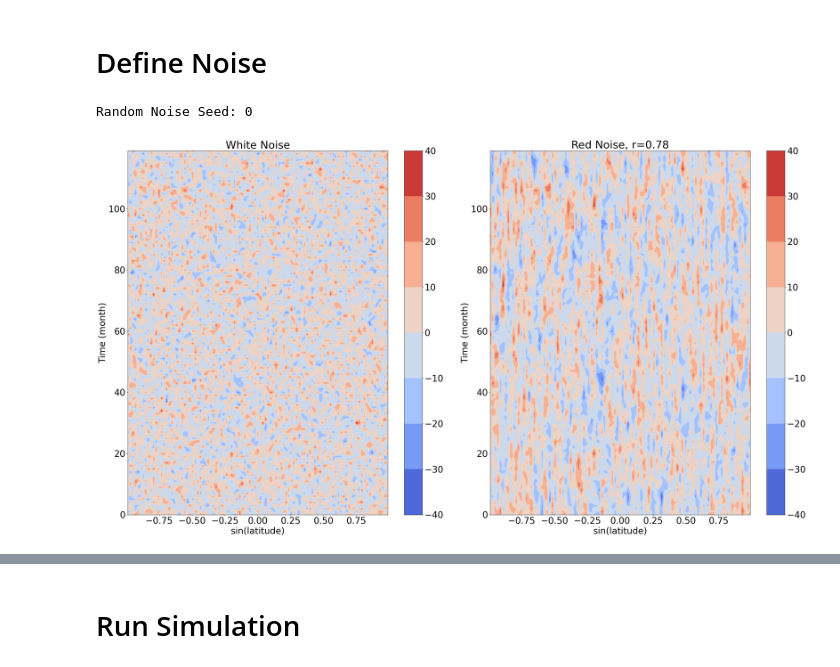
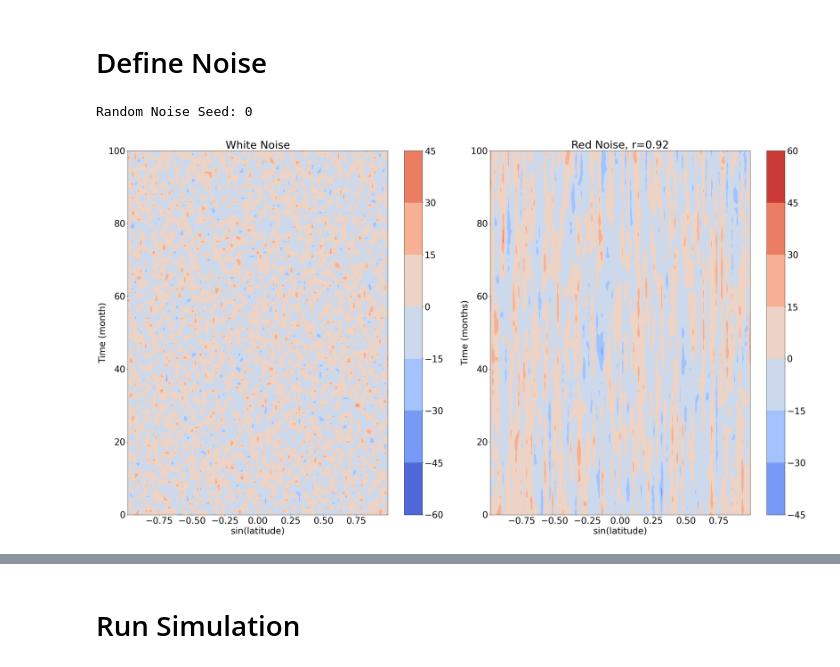
Before and after one commit to zacespinosa/MEBM_Noisy, a Jupyter notebook: Noise_MEBMclimoF.ipynb, the cells around one changed output, grey strips where cells are left out. Drawn from its saved outputs; the diff is of its cells as text; code cells hidden in the pictures.

```diff
--- a/Noise_MEBMclimoF.ipynb
+++ b/Noise_MEBMclimoF.ipynb
@@ -25,7 +29,7 @@ from scipy.stats import f
 save_output = True
 
 ## How often to save otuputs
-save_frequency = 'weekly' # options are 'monthly', 'biweekly', or 'weekly'
+save_frequency = 'monthly' # options are 'monthly', 'biweekly', or 'weekly'
 
 ## Noise parameters
 noise_color = 'red' # options are 'no', 'white', or 'red'
@@ -33,12 +37,20 @@ noise_amplitude = 10 # units of W m^-2
 noise_seed = 0
 # red_noise_autocorrelation = 0.95
 # red_noise_e_folding_time = 1/(4*24*365) # e-folding time of 15 minutes
-red_noise_e_folding_time = 1/(1*24*365) # e-folding time of 1 hour
+# red_noise_e_folding_time = 1/(1*24*365) # e-folding time of 1 hour
+red_noise_e_folding_time = 12*month_step
+# red_noise_e_folding_time = 1/100
 
 ## Level of statistical significance for regional variability
 p_critical = 0.95
 
 # How to modify the solar insolation (basic_state, warmed, or cooled')
+climatological_forcing = {
+    'basic_state':0,
+    'warmed':4,
+    'cooled':-4
+}
+
 climatology = 'warmed'
 # %% [markdown]
 ## Temporal Parameters
@@ -50,7 +62,7 @@ climatology = 'warmed'
 time_step = 1/(4*24*365)
 year_step = int(1/time_step)
 
-n_years = 10
+n_years = 300
 
 n_iterations = int(n_years*(1/time_step))
 
@@ -190,7 +196,8 @@ months = np.arange(n_months)
 white_noise = noise_amplitude*np.random.normal(0, 1, size=(n_months, n_longitude))
 
 # Calculate red noise from white noise
-red_noise_autocorrelation = np.exp(-time_step/red_noise_e_folding_time)
+# red_noise_e_folding_time = 24*month_step
+red_noise_autocorrelation = np.exp(-month_step/red_noise_e_folding_time)
 red_noise = np.empty_like(white_noise)
 red_noise[0] = white_noise[0]
 for i in range(len(months)-1):
@@ -198,6 +205,9 @@ for i in range(len(months)-1):
         red_noise_autocorrelation*red_noise[i]
         + np.sqrt((1-red_noise_autocorrelation**2))*white_noise[i+1]
     )
+
+# white_noise = white_noise[::month_step]
+# red_noise = red_noise[::month_step]
 
 # Red noise that grows with time
 # growing_red_noise = np.empty_like(white_noise)
@@ -219,34 +229,34 @@ plt.style.use('default')
 plt.rcParams.update({'font.size':28})
 [fig, ax] = plt.subplots(1,2, figsize=(32,18))
 im0 = ax[0].contourf(
     sine_latitude,
     months,
     white_noise,
     cmap='coolwarm',
     norm=colors.CenteredNorm()
 )
 
 ax[0].set_title('White Noise')
 ax[0].set_xlabel('sin(latitude)')
 ax[0].set_ylabel('Time (month)')
-# ax[0].set_ylim(0,100)
+ax[0].set_ylim(0,100)
 fig.colorbar(im0 ,ax=ax[0])
 
 im1 = ax[1].contourf(
     sine_latitude,
     months,
     red_noise,
     cmap='coolwarm',
     norm=colors.CenteredNorm()
 )
 ax[1].set_title(f'Red Noise, r={red_noise_autocorrelation:0.2f}')
 ax[1].set_xlabel('sin(latitude)')
-ax[1].set_ylabel('Time (month)')
-# ax[1].set_ylim(0,100)
+ax[1].set_ylabel('Time (months)')
+ax[1].set_ylim(0,100)
 fig.colorbar(im1 ,ax=ax[1])
 
 plt.tight_layout()
 plt.show()
 # %% [output]
 Random Noise Seed: 0
-[figure, old version]
+[figure, new version]
```
Also changed, not shown: parts of 20 cells of this notebook.
